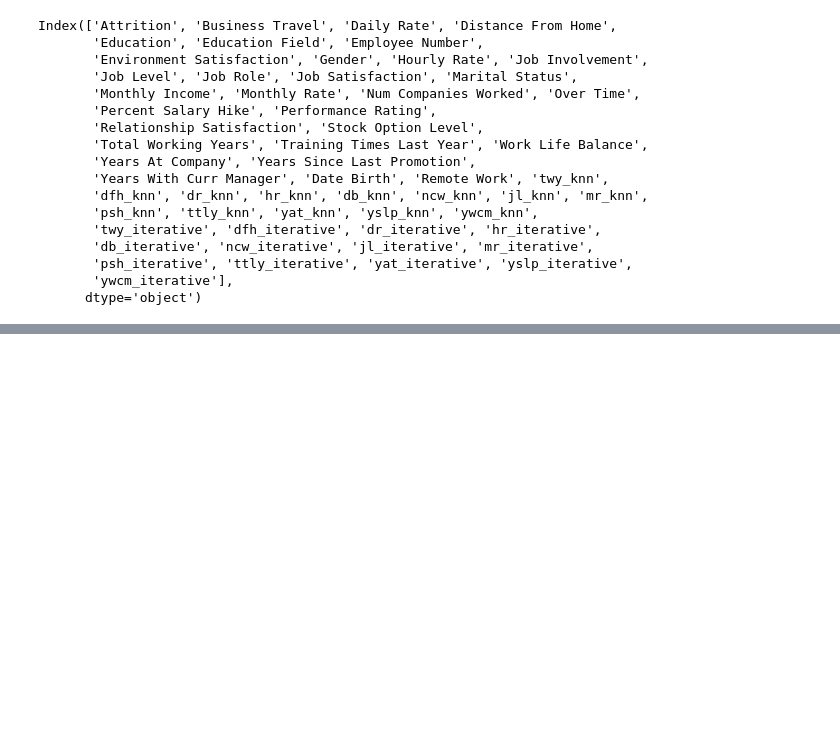
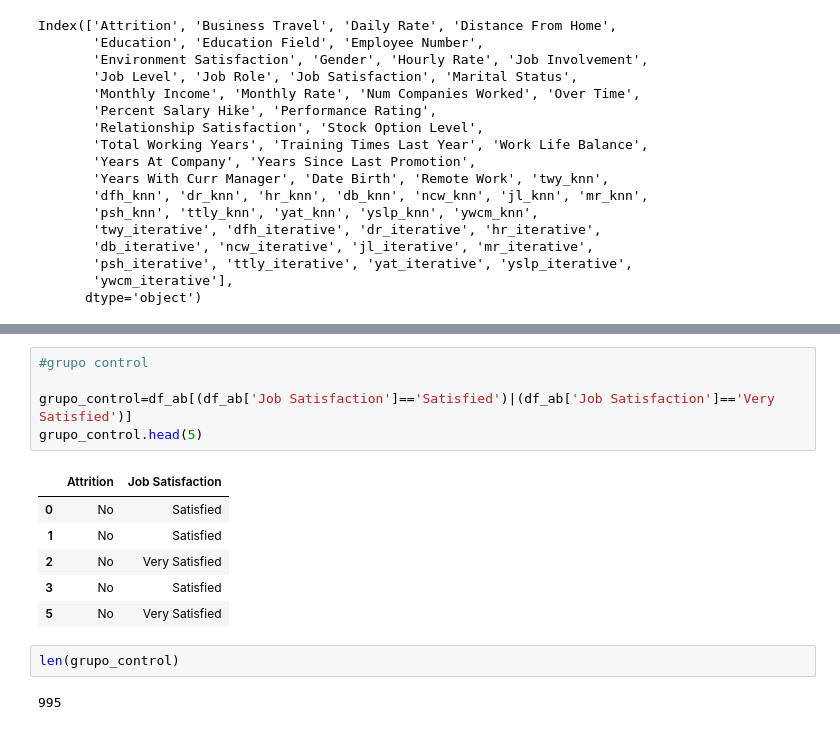
Before and after one commit to Adalab/proyecto-da-F-modulo3-team2, a Jupyter notebook: limpieza_transformacion_reyes.ipynb, the cells around one changed output, grey strips where cells are left out. Cells and saved outputs as stored; diff of their text form; blank space fills up the shorter version.

```diff
--- a/limpieza_transformacion_reyes.ipynb
+++ b/limpieza_transformacion_reyes.ipynb
@@ -692,0 +741,16 @@ Index(['Attrition', 'Business Travel', 'Daily Rate', 'Distance From Home',
+# %%
+#grupo control
+
+grupo_control=df_ab[(df_ab['Job Satisfaction']=='Satisfied')|(df_ab['Job Satisfaction']=='Very Satisfied')]
+grupo_control.head(5)
+# %% [output]
+|  | Attrition | Job Satisfaction |
+| 0 | No | Satisfied |
+| 1 | No | Satisfied |
+| 2 | No | Very Satisfied |
+| 3 | No | Satisfied |
+| 5 | No | Very Satisfied |
+# %%
+len(grupo_control)
+# %% [output]
+995
```
Also changed, not shown: parts of 18 cells of this notebook.
